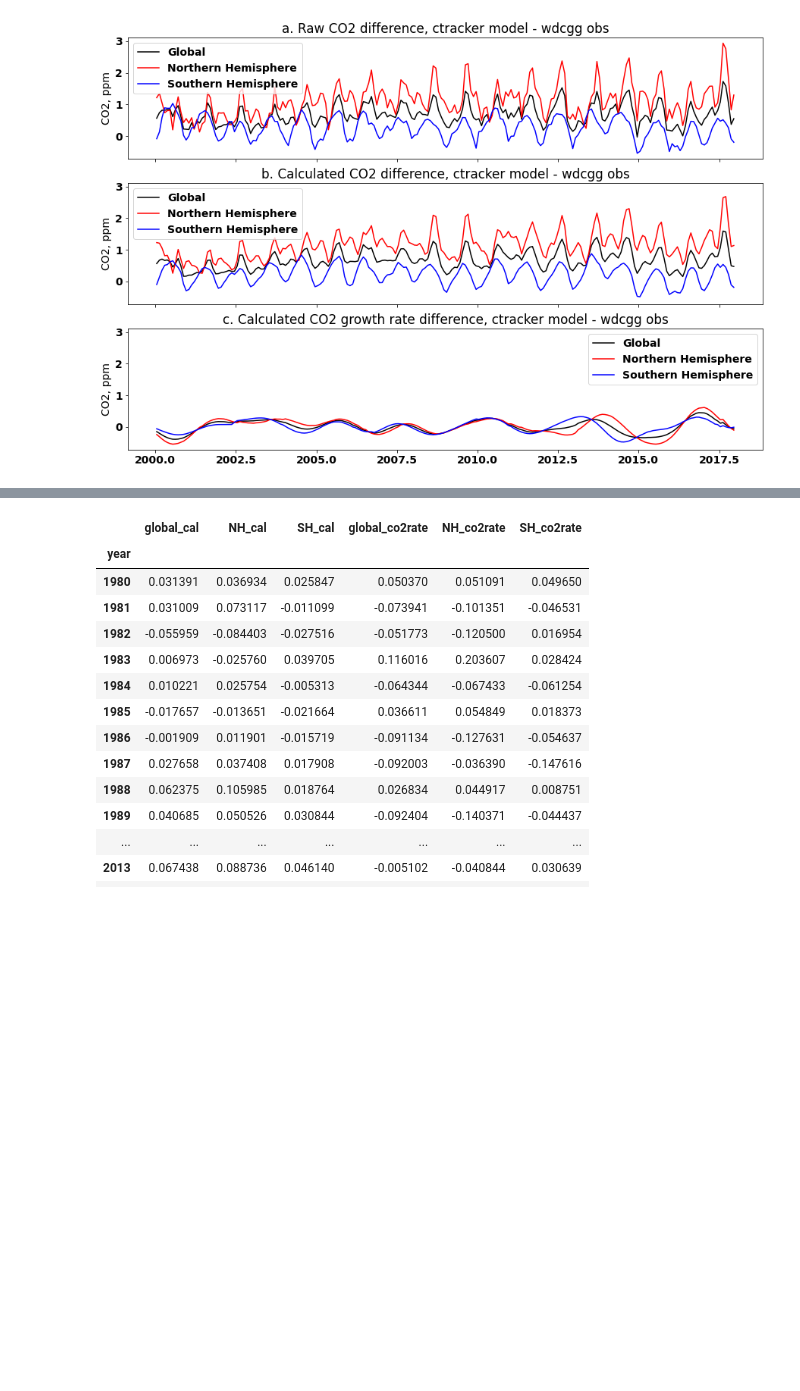
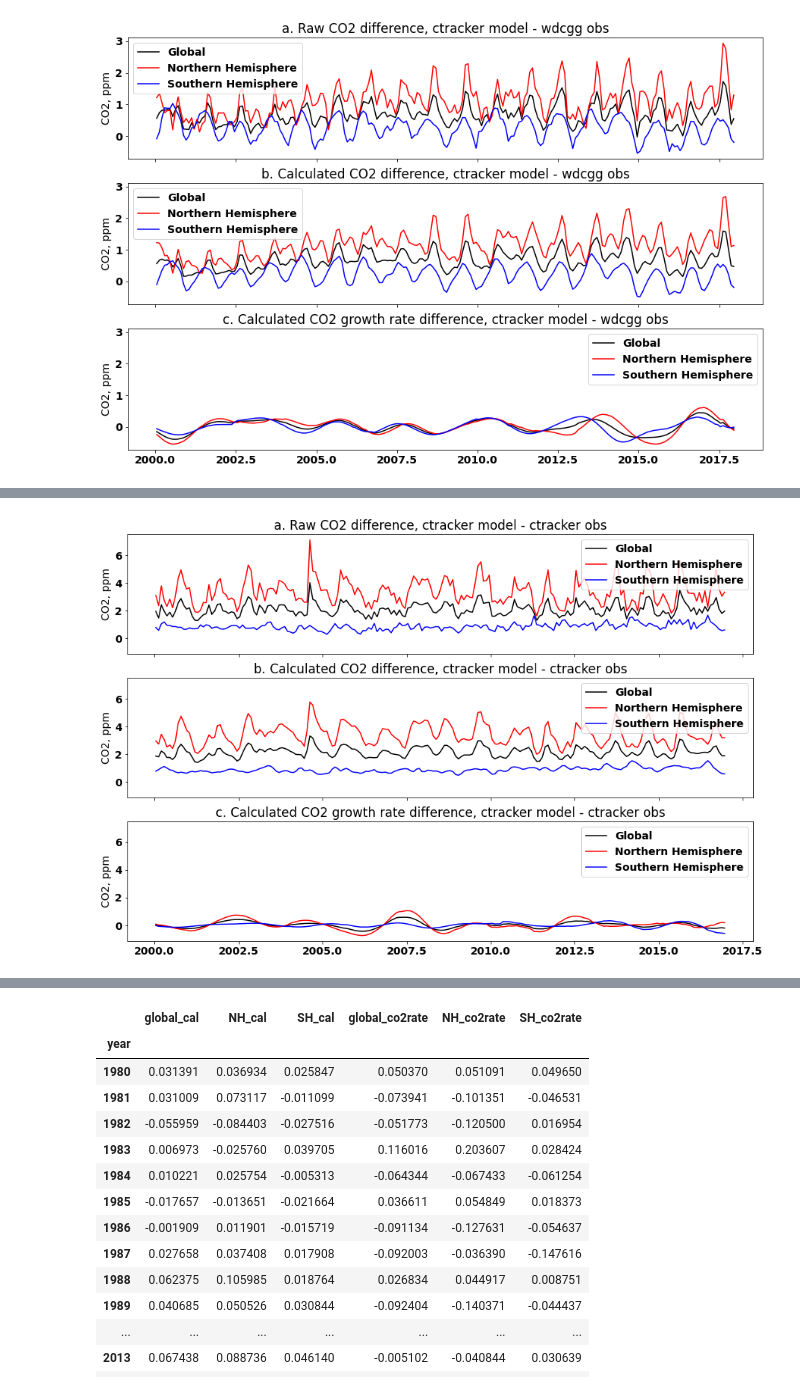
Before and after one commit to ZWsourcecode/co2, a Jupyter notebook: code/compare_wdcgg_ctracker_obs.ipynb, the cells around one changed output, grey strips where cells are left out. Drawn from its saved outputs; the diff is of its cells as text; code cells hidden in the pictures; blank space fills up the shorter version.

```diff
--- a/code/compare_wdcgg_ctracker_obs.ipynb
+++ b/code/compare_wdcgg_ctracker_obs.ipynb
@@ -442,0 +451,15 @@ diff_monthly.agg(["mean", "std"])
+# %%
+# orginaze full monthly time series from 2000 to 2017
+df_datetime = pd.DataFrame()
+df_datetime["date"] = pd.date_range(start='2000-01-01', end='2017-12-31', freq="M")
+df_datetime.date = df_datetime.date.apply(lambda dt: dt.replace(day=15))
+df_datetime['decimalyear'] = decimalDate_ymd( df_datetime.date.dt.year,  df_datetime.date.dt.month, 15)
+
+# read data, and format lon and lat to float with two decimals
+df_ctracker_obs_raw = pd.read_csv(CTRACKER_OBS_PATH + "df_co2_raw_ctracker_obs.csv")
+df_ctracker_obs_cal = pd.read_csv(CTRACKER_OBS_PATH + "df_co2_cal_ctracker_obs.csv")
+df_ctracker_obs_co2rate = pd.read_csv(CTRACKER_OBS_PATH + "df_co2rate_cal_ctracker_obs.csv")
+
+df_ctracker_model_raw = pd.read_csv(CTRACKER_MODEL_PATH + "df_co2_raw_ctracker_model_182p.csv")
+df_ctracker_model_cal = pd.read_csv(CTRACKER_MODEL_PATH + "df_co2_cal_ctracker_model_182p.csv")
+df_ctracker_model_co2rate = pd.read_csv(CTRACKER_MODEL_PATH + "df_co2rate_cal_ctracker_model_182p.csv")
@@ -442,0 +551,29 @@ diff_monthly.agg(["mean", "std"])
+# %%
+# 3.2 Plot the difference in global, NH and SH area-weighted average CO2 concentration
+fig,axis = plt.subplots(nrows=3, ncols=1, sharex=True, sharey=True, figsize = (15, 10))
+(ax1, ax2, ax3) = axis
+
+ax1.plot(df_datetime.decimalyear, co2_monthly_ctracker_model.global_raw-co2_monthly_ctracker_obs.global_raw,"k", label = "Global")
+ax1.plot(df_datetime.decimalyear, co2_monthly_ctracker_model.NH_raw-co2_monthly_ctracker_obs.NH_raw,"r", label = "Northern Hemisphere")
+ax1.plot(df_datetime.decimalyear, co2_monthly_ctracker_model.SH_raw-co2_monthly_ctracker_obs.SH_raw,"b", label = "Southern Hemisphere")
+ax1.set_ylabel("CO2, ppm")
+ax1.legend()
+ax1.set_title("a. Raw CO2 difference, ctracker model - ctracker obs")
+
+ax2.plot(df_datetime.decimalyear, co2_monthly_ctracker_model.global_cal-co2_monthly_ctracker_obs.global_cal,"k", label = "Global")
+ax2.plot(df_datetime.decimalyear, co2_monthly_ctracker_model.NH_cal-co2_monthly_ctracker_obs.NH_cal,"r", label = "Northern Hemisphere")
+ax2.plot(df_datetime.decimalyear, co2_monthly_ctracker_model.SH_cal-co2_monthly_ctracker_obs.SH_cal,"b", label = "Southern Hemisphere")
+ax2.set_ylabel("CO2, ppm")
+ax2.legend()
+ax2.set_title("b. Calculated CO2 difference, ctracker model - ctracker obs")
+
+ax3.plot(df_datetime.decimalyear, co2_monthly_ctracker_model.global_co2rate-co2_monthly_ctracker_obs.global_co2rate,"k", label = "Global")
+ax3.plot(df_datetime.decimalyear, co2_monthly_ctracker_model.NH_co2rate-co2_monthly_ctracker_obs.NH_co2rate,"r", label = "Northern Hemisphere")
+ax3.plot(df_datetime.decimalyear, co2_monthly_ctracker_model.SH_co2rate-co2_monthly_ctracker_obs.SH_co2rate,"b", label = "Southern Hemisphere")
+ax3.set_ylabel("CO2, ppm")
+ax3.legend()
+ax3.set_title("c. Calculated CO2 growth rate difference, ctracker model - ctracker obs")
+
+plt.savefig("figure8.png")
+# %% [output]
+[figure, added]
```
Also changed, not shown: parts of 25 cells of this notebook, 3 other files.
